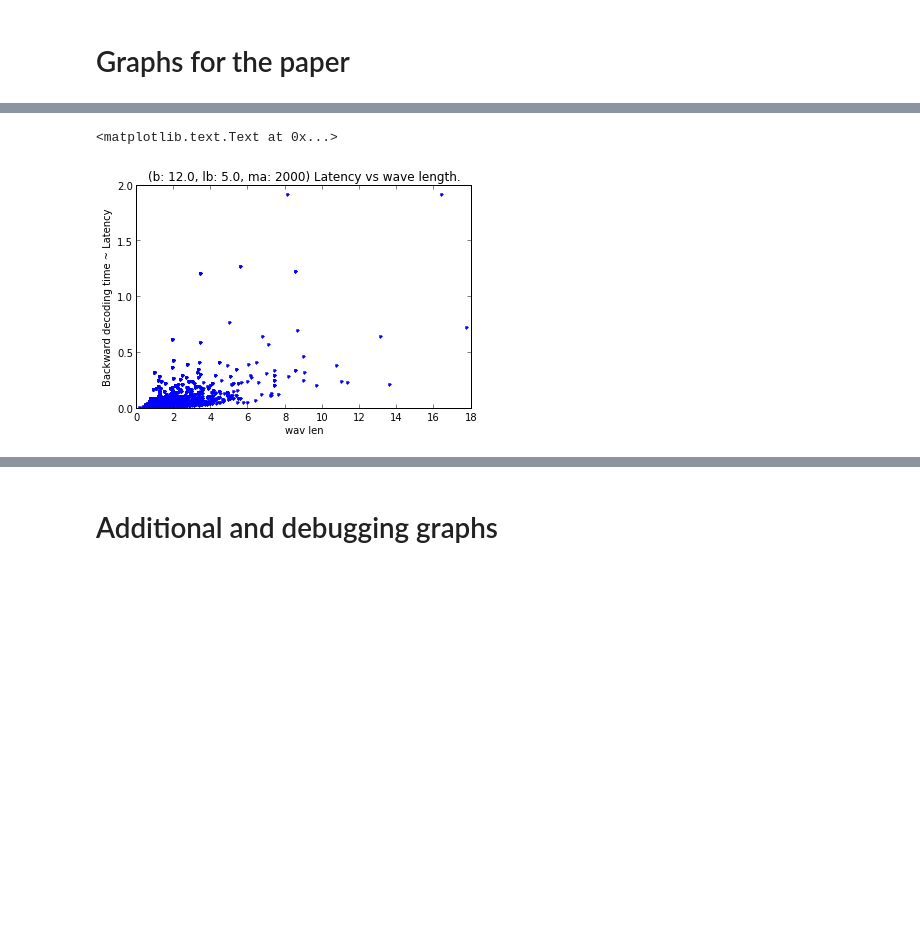
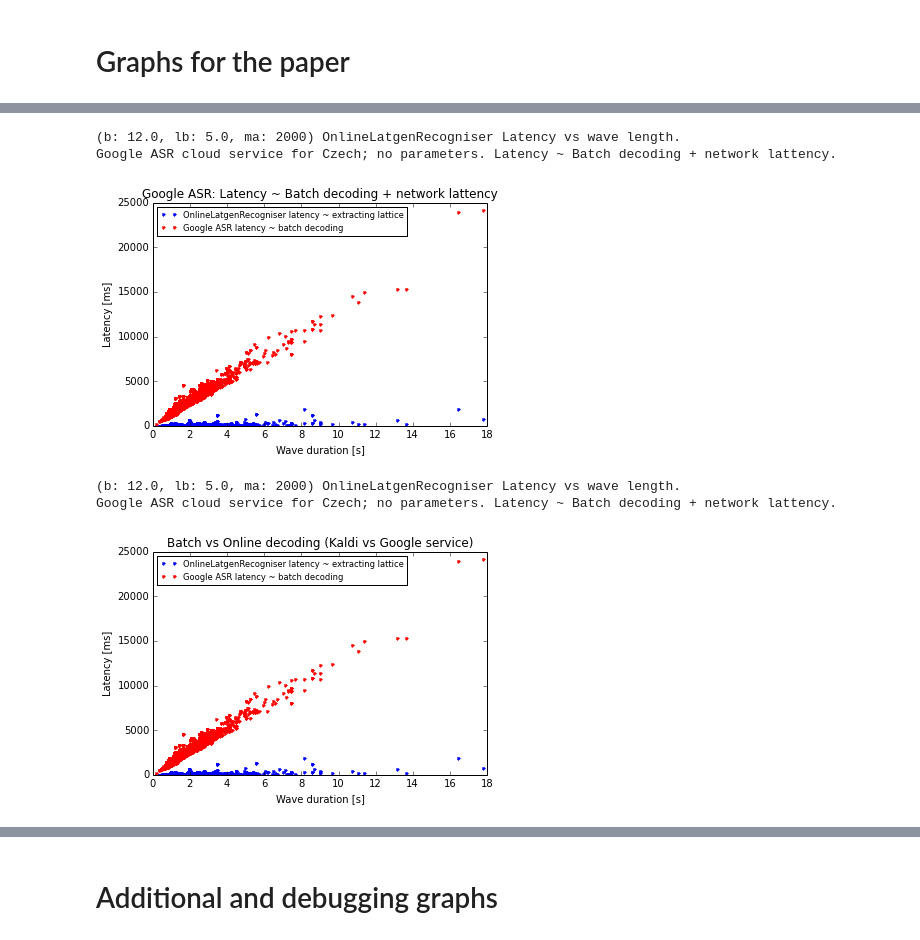
Before and after one commit to oplatek/pykaldi-eval, a Jupyter notebook: Pykaldi-evaluation.ipynb, the cells around one changed output, grey strips where cells are left out. Cells and saved outputs as stored; diff of their text form; code cells hidden in the pictures; blank space fills up the shorter version.

Commit message:
added google results

```diff
--- a/Pykaldi-evaluation.ipynb
+++ b/Pykaldi-evaluation.ipynb
@@ -43,6 +43,10 @@ SysRecord = namedtuple('SysRecord',
 UserRecord = namedtuple('UserRecord',
                         ['wav_name', 'wav_len', 'beam', 'lattice_beam', 'max_active', 'forwardlen', 'backwardlen'])
 
+from wavaskey import load_wavaskey
+from os.path import basename
+google_dec = load_wavaskey('./dec_duration.txt', float)
+google_dec = dict([(basename(k), v) for (k, v) in google_dec.iteritems()])
 
 # with open('./all_5931_few_test_30_new_kaldi.pickle.log', 'r') as r:
 # with open('./1635.ma5000_wer30.pickle.log', 'r') as r:
@@ -53,6 +57,11 @@ with open('./1635.maALL_wer30.pickle.log', 'r') as r:
 # Filter out extremes (wavs with length max_wav_len+ s), where VAD failed
 max_wav_len = 20.0
 user_time_r = [ rec for rec in user_time_r if rec.wav_len < max_wav_len]
+
+user_time_google = []
+for rec in user_time_r:
+    new_rec = UserRecord(rec.wav_name, rec.wav_len, None, None, None, google_dec[rec.wav_name], 0.0)
+    user_time_google.append(new_rec)
 
 beam_range = sorted(list(set([rec.beam for rec in sys_time_r])))
 lat_beam_range = sorted(list(set([rec.lattice_beam for rec in user_time_r])))
@@ -178,19 +283,38 @@ pdf_color2grey(pdfname, 'grey_' + pdfname)
 # %%
-print 'TODO google latency graphs'
-wl_dup, bt, beam, lat_beam, max_active = [], [], beam_range[4], lat_beam_range[4], max_active_range[0]
+wl_dup, bt, ft, beam, lat_beam, max_active = [], [], [], beam_range[4], lat_beam_range[4], max_active_range[0]
 
 for wl in wav_len_values:
-    back_time = [ rec.backwardlen for rec in user_time_r if
+    back_time = [ 1000 * rec.backwardlen for rec in user_time_r if
                  rec.beam == beam and rec.wav_len == wl and
                  rec.lattice_beam == lat_beam and rec.max_active == max_active]
-    for btv in back_time:
+    forward_time_google = [ 1000 * rec.forwardlen for rec in user_time_google if rec.wav_len == wl]
+    for btv, ftv in zip(back_time, forward_time_google):
         wl_dup.append(wl)
+        ft.append(ftv)
         bt.append(btv)
 
-plot(wl_dup, bt, '.')
-xlabel('wav len')
-ylabel('Backward decoding time ~ Latency')
-title('(b: %0.1f, lb: %0.1f, ma: %d) Latency vs wave length.' % (beam, lat_beam, max_active))
+print('(b: %0.1f, lb: %0.1f, ma: %d) OnlineLatgenRecogniser Latency vs wave length.' % (beam, lat_beam, max_active))
+print('Google ASR cloud service for Czech; no parameters. Latency ~ Batch decoding + network lattency.')
+
+p1, = plot(wl_dup, bt, '.')
+xlabel('Wave duration [s]')
+ylabel('Latency [ms]')
+
+p2, = plot(wl_dup, ft, '.r')
+xlabel('Wave duration [s]')
+ylabel('Latency [ms]')
+
+legend([p1, p2], ['OnlineLatgenRecogniser latency ~ extracting lattice', 'Google ASR latency ~ batch decoding', 'WER'], loc=2, prop={'size':'small'})
+title('Batch vs Online decoding (Kaldi vs Google service)')
+
+pdfname = 'lat_cloud_kaldi.pdf'
+# savefig(pdfname, bbox_inches='tight')
+# pdf_color2grey(pdfname, 'grey_' + pdfname)
+savefig(pdfname+'.ps', bbox_inches='tight')
 # %% [output]
-<matplotlib.text.Text at 0x...>
+(b: 12.0, lb: 5.0, ma: 2000) OnlineLatgenRecogniser Latency vs wave length.
+Google ASR cloud service for Czech; no parameters. Latency ~ Batch decoding + network lattency.
-[figure, old version]
+[figure, new version]
+(b: 12.0, lb: 5.0, ma: 2000) OnlineLatgenRecogniser Latency vs wave length.
+Google ASR cloud service for Czech; no parameters. Latency ~ Batch decoding + network lattency.
+[figure, added]
```
Also changed, not shown: parts of 8 cells of this notebook, 1 other file.
